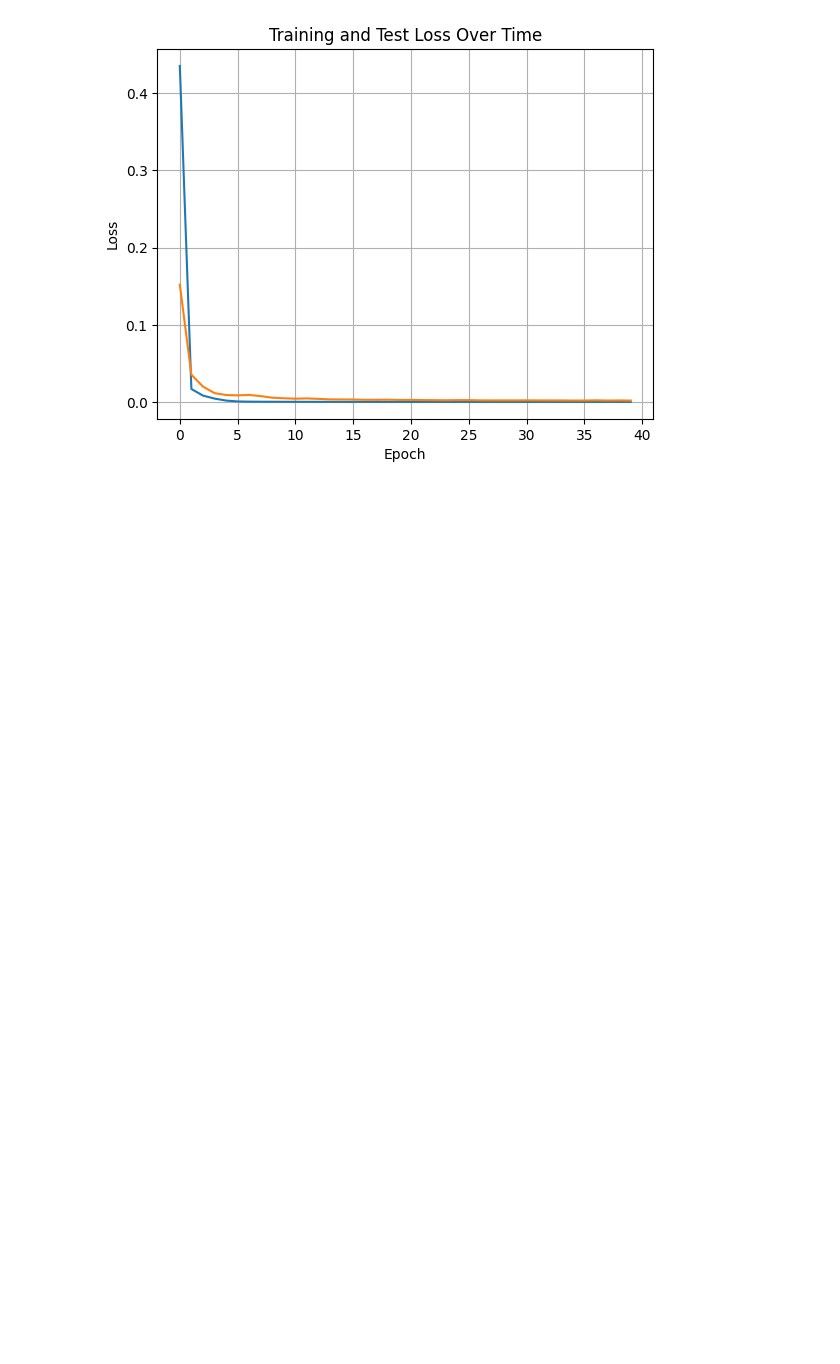
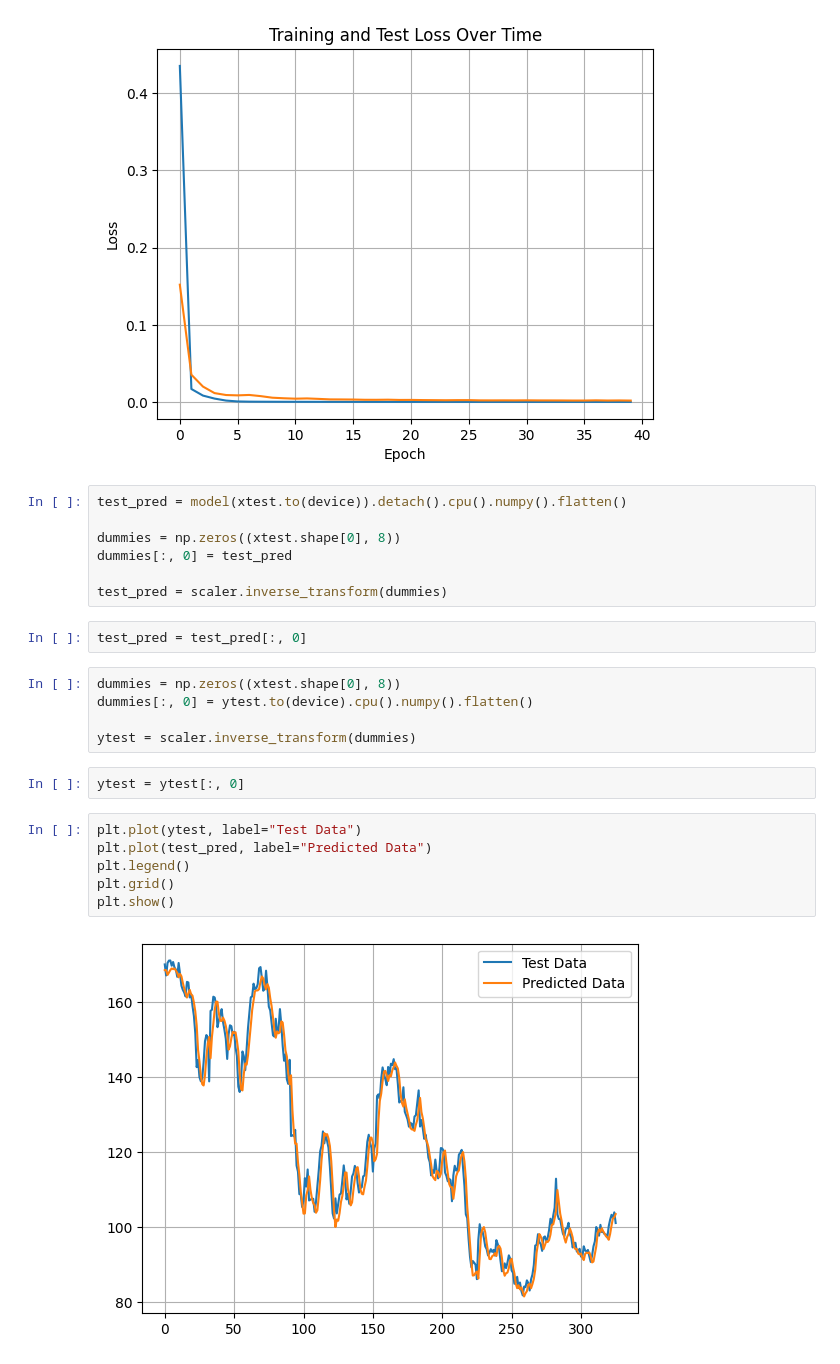
Before and after one commit to ahitagnied/deep-learning, a Jupyter notebook: 01-deep-neural-networks/014-lstm/lstm_torch.ipynb, the cells around one changed output. Cells and saved outputs as stored; diff of their text form; blank space fills up the shorter version.

Commit message:
added visualisations for model performance

```diff
--- a/01-deep-neural-networks/014-lstm/lstm_torch.ipynb
+++ b/01-deep-neural-networks/014-lstm/lstm_torch.ipynb
@@ -243,3 +243,27 @@ Epoch: 34 | Train Loss: 0.0001 | Test Loss: 0.0019
 Epoch: 36 | Train Loss: 0.0001 | Test Loss: 0.0022
 Epoch: 38 | Train Loss: 0.0001 | Test Loss: 0.0021
 [figure]
+# %%
+test_pred = model(xtest.to(device)).detach().cpu().numpy().flatten()
+
+dummies = np.zeros((xtest.shape[0], 8))
+dummies[:, 0] = test_pred
+
+test_pred = scaler.inverse_transform(dummies)
+# %%
+test_pred = test_pred[:, 0]
+# %%
+dummies = np.zeros((xtest.shape[0], 8))
+dummies[:, 0] = ytest.to(device).cpu().numpy().flatten()
+
+ytest = scaler.inverse_transform(dummies)
+# %%
+ytest = ytest[:, 0]
+# %%
+plt.plot(ytest, label="Test Data")
+plt.plot(test_pred, label="Predicted Data")
+plt.legend()
+plt.grid()
+plt.show()
+# %% [output]
+[figure, added]
```
